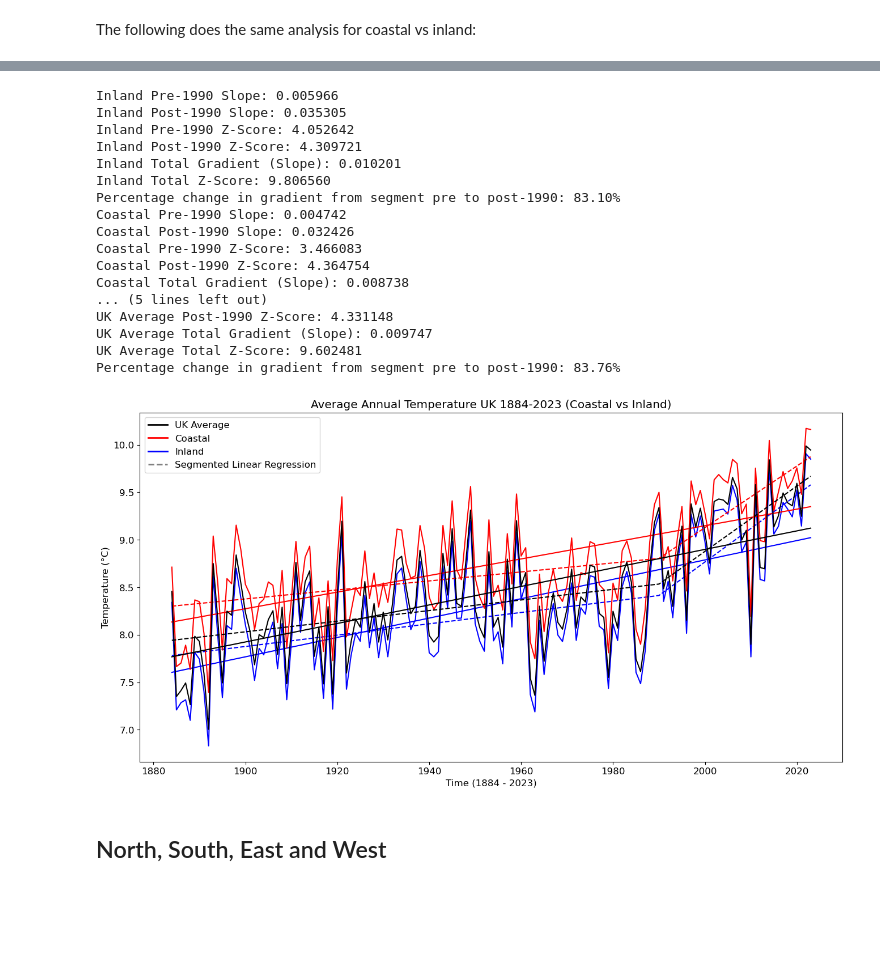
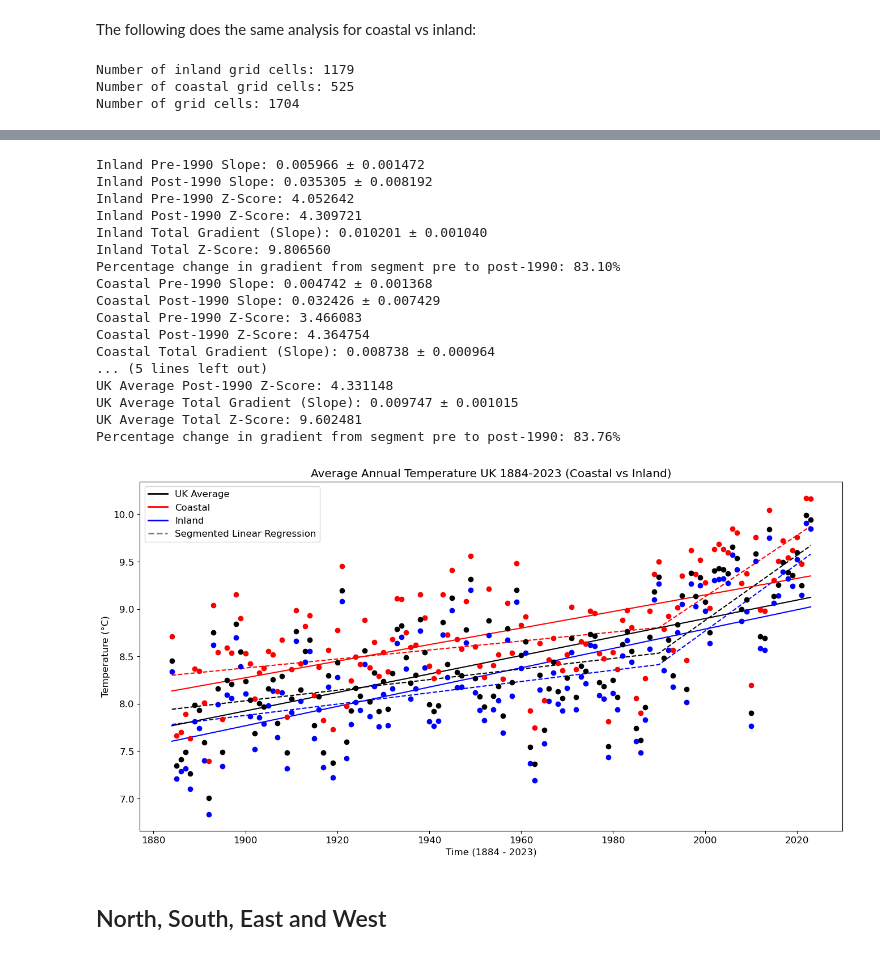
Before and after one commit to mazx7/MSc, a Jupyter notebook: HadUK Time Series Analysis.ipynb, the cells around one changed output, grey strips where cells are left out. Drawn from its saved outputs; the diff is of its cells as text; code cells hidden in the pictures; blank space fills up the shorter version.

```diff
--- a/HadUK Time Series Analysis.ipynb
+++ b/HadUK Time Series Analysis.ipynb
@@ -312,58 +366,68 @@ lons = data_temp.projection_x_coordinate.values#coordinates
 lats = data_temp.projection_y_coordinate.values
 lon_mesh, lat_mesh = np.meshgrid(lons, lats)
 
+num_inland_cells = np.sum(inland_mask)
+num_coastal_cells = np.sum(coastal_mask)
+totalcells = num_coastal_cells + num_inland_cells
+print(f"Number of inland grid cells: {num_inland_cells}")
+print(f"Number of coastal grid cells: {num_coastal_cells}")
+print(f"Number of grid cells: {totalcells} ")
+
+
 #plotting
 plt.figure(figsize=(12, 10))
 plt.scatter(lon_mesh[inland_mask], lat_mesh[inland_mask], c="blue", s=10, label="Inland")
 plt.scatter(lon_mesh[coastal_mask], lat_mesh[coastal_mask], c="red", s=10, label="Coastal")
 plt.xlabel("Longitude")
 plt.ylabel("Latitude")
 plt.title("Coastal vs Inland Grid Cells")
 plt.legend()
 plt.grid(True)
 plt.show()
 
 #plot regression results
 plt.figure(figsize=(16, 8))
-plot_with_regression(time, inland_temp, label="Inland", color="blue")
-plot_with_regression(time, coastal_temp, label="Coastal", color="red")
-plot_with_regression(time, uk_avg_temp, label="UK Average", color="black")
-
+plot_with_regression(time, inland_temp, 0.003, color="blue", label="Inland")
+plot_with_regression(time, coastal_temp, 0.005, color="red", label="Coastal")
+plot_with_regression(time, uk_avg_temp, 0.003, color="black", label="UK Average")
 plt.xlabel('Time (1884 - 2023)')
 plt.ylabel('Temperature (°C)')
 plt.title('Average Annual Temperature UK 1884-2023 (Coastal vs Inland)')
 
 #better way of adding a legend
 legend_elements = [
     Line2D([0], [0], color='black', lw=2, label='UK Average'),
     Line2D([0], [0], color='red', lw=2, label='Coastal'),
     Line2D([0], [0], color='blue', lw=2, label='Inland'),
 
     Line2D([0], [0], color='gray', linestyle='--', lw=2, label='Segmented Linear Regression'),
 
 ]
 plt.legend(handles=legend_elements)
 plt.show()
 # %% [output]
+Number of inland grid cells: 1179
+Number of coastal grid cells: 525
+Number of grid cells: 1704
 [figure]
-Inland Pre-1990 Slope: 0.005966
-Inland Post-1990 Slope: 0.035305
-Inland Pre-1990 Z-Score: 4.052642
-Inland Post-1990 Z-Score: 4.309721
-Inland Total Gradient (Slope): 0.010201
-Inland Total Z-Score: 9.806560
-Percentage change in gradient from segment pre to post-1990: 83.10%
-Coastal Pre-1990 Slope: 0.004742
-Coastal Post-1990 Slope: 0.032426
-Coastal Pre-1990 Z-Score: 3.466083
-Coastal Post-1990 Z-Score: 4.364754
-Coastal Total Gradient (Slope): 0.008738
-... (5 lines left out)
-UK Average Post-1990 Z-Score: 4.331148
-UK Average Total Gradient (Slope): 0.009747
-UK Average Total Z-Score: 9.602481
-Percentage change in gradient from segment pre to post-1990: 83.76%
+Inland Pre-1990 Slope: 0.005966 ± 0.001472
+Inland Post-1990 Slope: 0.035305 ± 0.008192
+Inland Pre-1990 Z-Score: 4.052642
+Inland Post-1990 Z-Score: 4.309721
+Inland Total Gradient (Slope): 0.010201 ± 0.001040
+Inland Total Z-Score: 9.806560
+Percentage change in gradient from segment pre to post-1990: 83.10%
+Coastal Pre-1990 Slope: 0.004742 ± 0.001368
+Coastal Post-1990 Slope: 0.032426 ± 0.007429
+Coastal Pre-1990 Z-Score: 3.466083
+Coastal Post-1990 Z-Score: 4.364754
+Coastal Total Gradient (Slope): 0.008738 ± 0.000964
+... (5 lines left out)
+UK Average Post-1990 Z-Score: 4.331148
+UK Average Total Gradient (Slope): 0.009747 ± 0.001015
+UK Average Total Z-Score: 9.602481
+Percentage change in gradient from segment pre to post-1990: 83.76%
-[figure, old version]
+[figure, new version]
 # %% [markdown]
 ## North, South, East and West
 # %%
```
Also changed, not shown: parts of 11 cells of this notebook.
